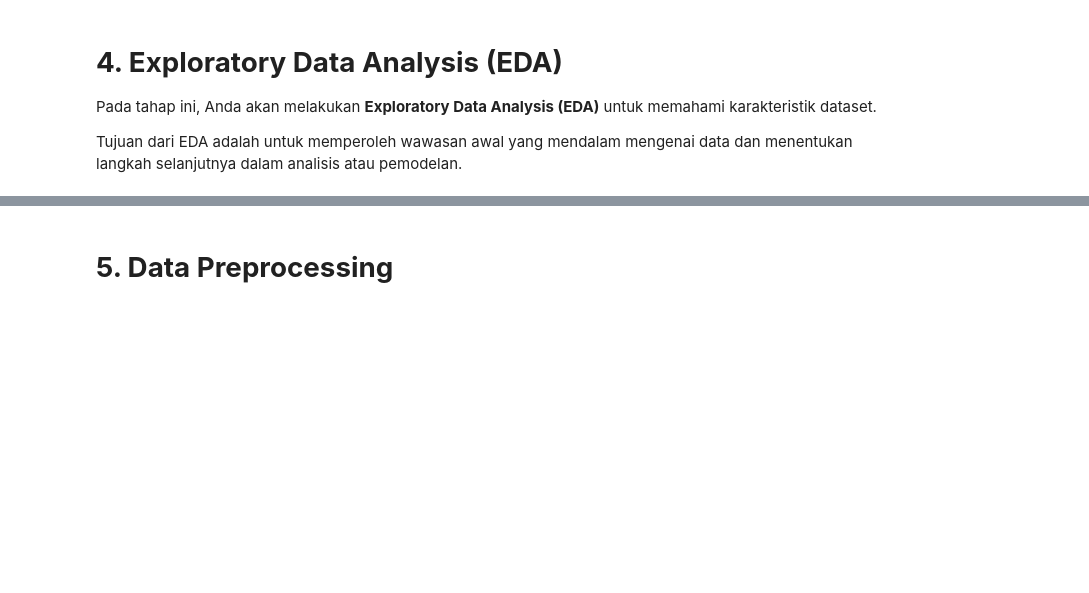
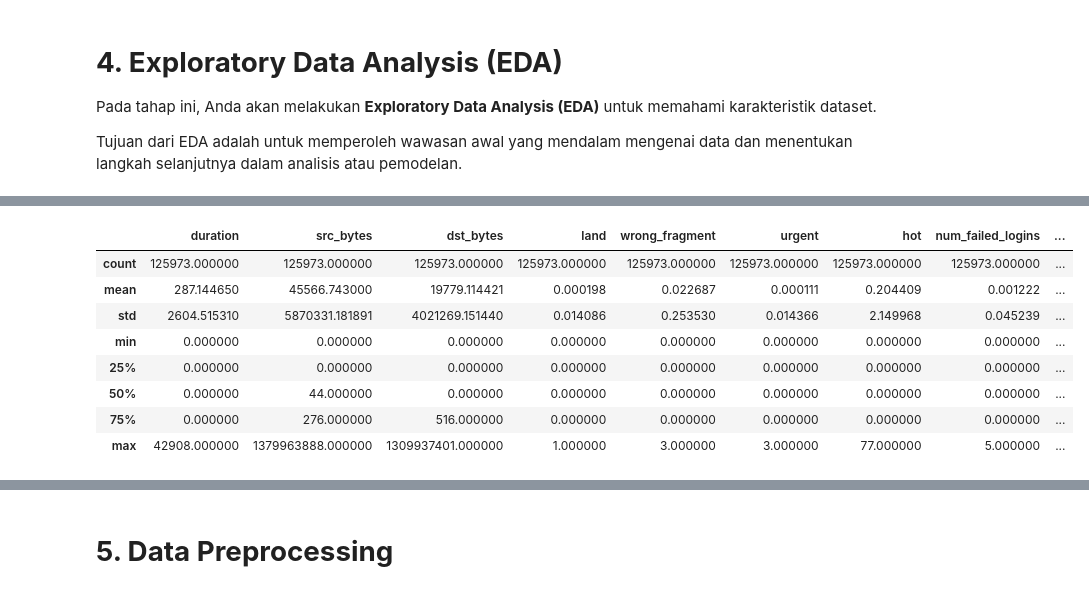
Before and after one commit to rudyekoprasetya/dicoding-membangun-sistem-ML, a Jupyter notebook: Eksperimen_SML_Rudy_Eko/preprocessing/Template_Eksperimen_MSML.ipynb, the cells around one changed output, grey strips where cells are left out. Drawn from its saved outputs; the diff is of its cells as text; code cells hidden in the pictures; blank space fills up the shorter version.

```diff
--- a/Eksperimen_SML_Rudy_Eko/preprocessing/Template_Eksperimen_MSML.ipynb
+++ b/Eksperimen_SML_Rudy_Eko/preprocessing/Template_Eksperimen_MSML.ipynb
@@ -41,0 +179,12 @@ Tujuan dari EDA adalah untuk memperoleh wawasan awal yang mendalam mengenai data
+# %%
+df.describe().style.background_gradient(cmap='Blues').set_properties(**{'font-family':'Segoe UI'})
+# %% [output]
+|  | duration | src_bytes | dst_bytes | land | wrong_fragment | urgent | hot | num_failed_logins | ... |
+| count | 125973.000000 | 125973.000000 | 125973.000000 | 125973.000000 | 125973.000000 | 125973.000000 | 125973.000000 | 125973.000000 | ... |
+| mean | 287.144650 | 45566.743000 | 19779.114421 | 0.000198 | 0.022687 | 0.000111 | 0.204409 | 0.001222 | ... |
+| std | 2604.515310 | 5870331.181891 | 4021269.151440 | 0.014086 | 0.253530 | 0.014366 | 2.149968 | 0.045239 | ... |
+| min | 0.000000 | 0.000000 | 0.000000 | 0.000000 | 0.000000 | 0.000000 | 0.000000 | 0.000000 | ... |
+| 25% | 0.000000 | 0.000000 | 0.000000 | 0.000000 | 0.000000 | 0.000000 | 0.000000 | 0.000000 | ... |
+| 50% | 0.000000 | 44.000000 | 0.000000 | 0.000000 | 0.000000 | 0.000000 | 0.000000 | 0.000000 | ... |
+| 75% | 0.000000 | 276.000000 | 516.000000 | 0.000000 | 0.000000 | 0.000000 | 0.000000 | 0.000000 | ... |
+| max | 42908.000000 | 1379963888.000000 | 1309937401.000000 | 1.000000 | 3.000000 | 3.000000 | 77.000000 | 5.000000 | ... |
```
Also changed, not shown: parts of 13 cells of this notebook, 2 other files.
